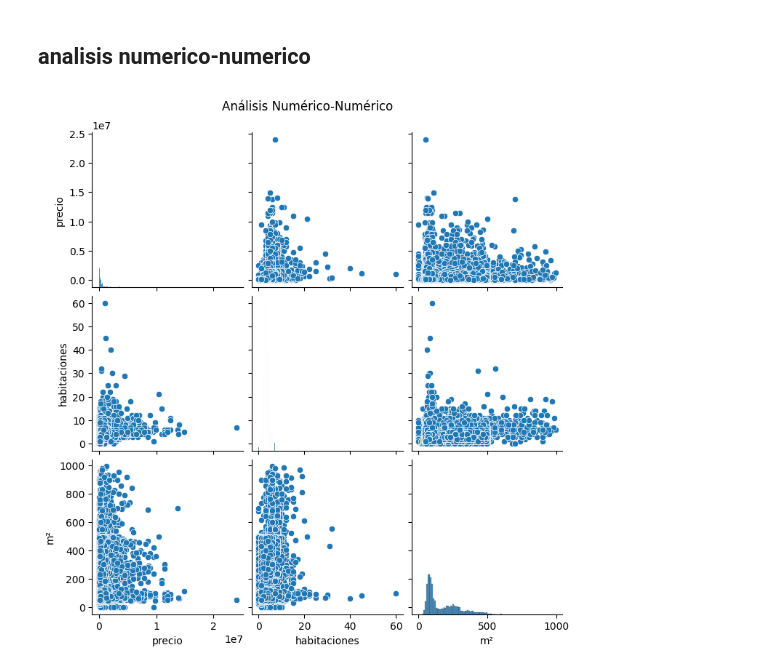
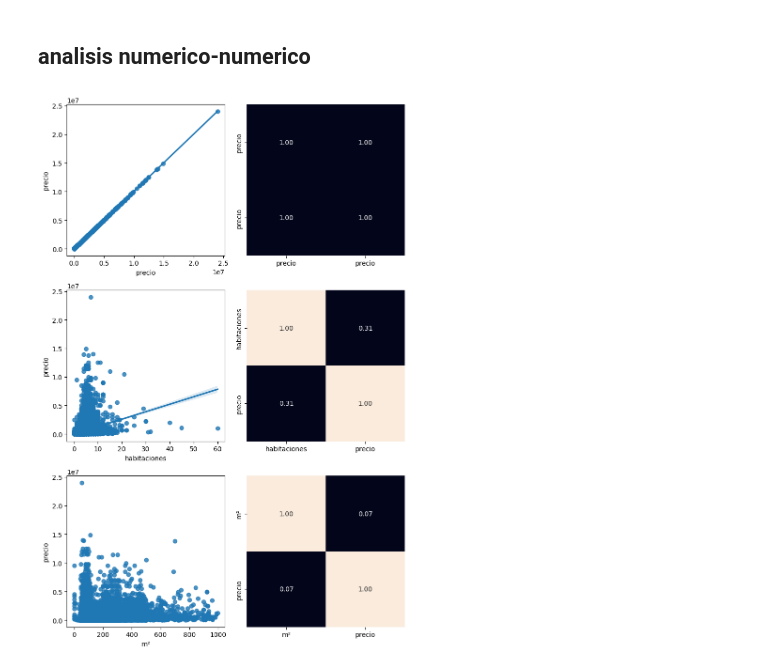
Before and after one commit to 4GeeksAcademy/028-PROYECTO_FINAL_VIVIENDAS-main-4geeks, a Jupyter notebook: src/eda.ipynb, the cells around one changed output. Drawn from its saved outputs; the diff is of its cells as text; code cells hidden in the pictures.

```diff
--- a/src/eda.ipynb
+++ b/src/eda.ipynb
@@ -204,17 +204,26 @@ plt.show()
 # %% [markdown]
 ## analisis numerico-numerico
-# %%
-import seaborn as sns
-import matplotlib.pyplot as plt
-
-# Seleccionar solo las variables numéricas para el análisis
-numeric_data = dataframe[['precio', 'habitaciones', 'm²']]
-
-# Crear un pairplot para analizar las relaciones entre las variables numéricas
-sns.pairplot(numeric_data)
-plt.suptitle('Análisis Numérico-Numérico', y=1.02)
-
-# Mostrar el plot
-plt.show()
-# %% [output]
-[figure, removed]
+# %%
+import matplotlib.pyplot as plt
+import seaborn as sns
+
+# Variables numéricas a incluir en el análisis
+numeric_variables_vivienda = ['precio', 'habitaciones', 'm²']
+
+# Crear una figura de subplots con configuración de filas y columnas
+num_rows_vivienda = len(numeric_variables_vivienda)
+fig_vivienda, axis_vivienda = plt.subplots(num_rows_vivienda, 2, figsize=(8, 4*num_rows_vivienda))
+
+# Generar los gráficos de dispersión y las matrices de correlación para las variables numéricas
+for i, var in enumerate(numeric_variables_vivienda):
+    sns.regplot(ax=axis_vivienda[i, 0], data=dataframe, x=var, y="precio")
+    sns.heatmap(dataframe[[var, "precio"]].corr(), annot=True, fmt=".2f", ax=axis_vivienda[i, 1], cbar=False)
+    axis_vivienda[i, 0].set_ylabel("precio")
+
+# Ajustar el layout
+plt.tight_layout()
+
+# Mostrar el plot
+plt.show()
+# %% [output]
+[figure, added]
```
Also changed, not shown: parts of 14 cells of this notebook, 3 other files.
